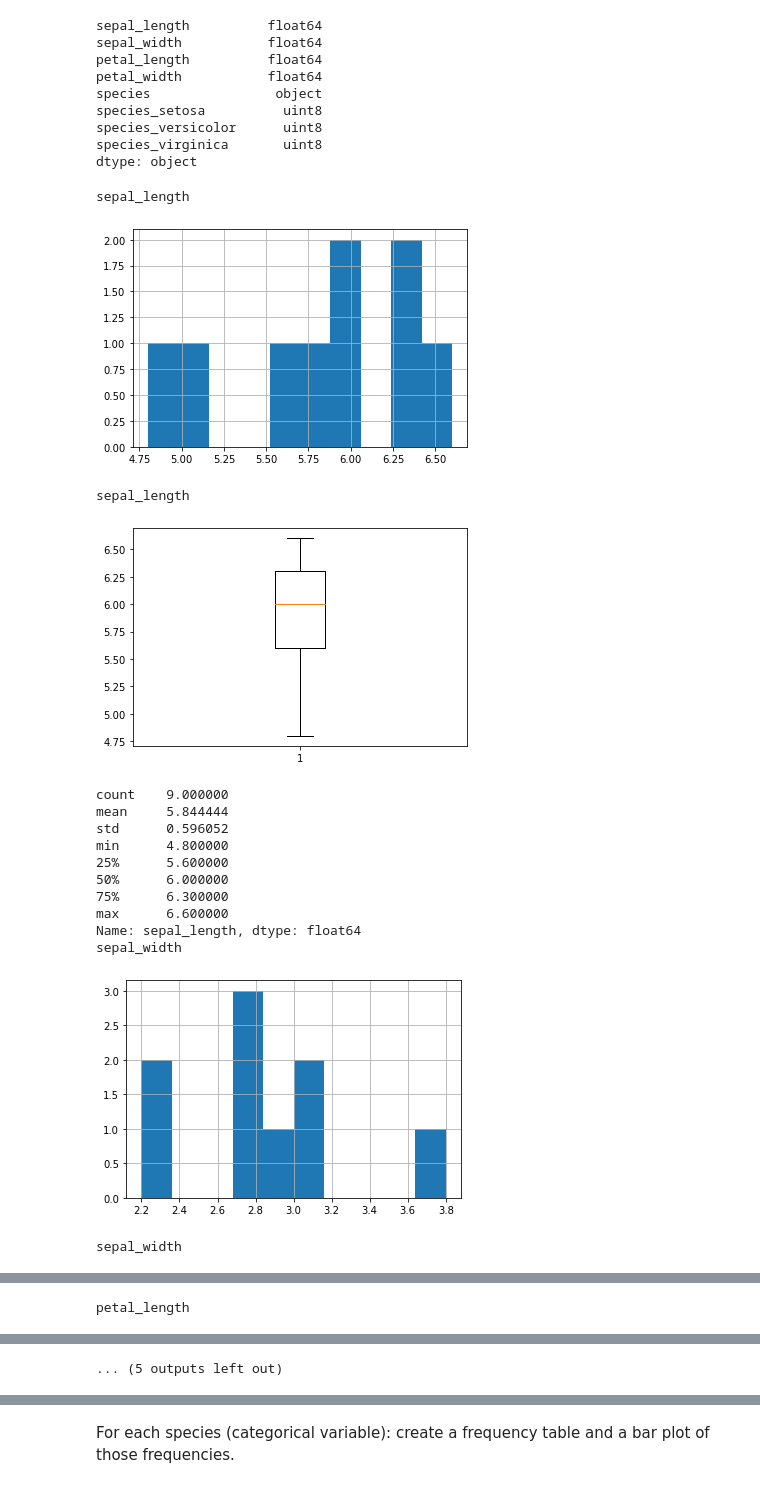
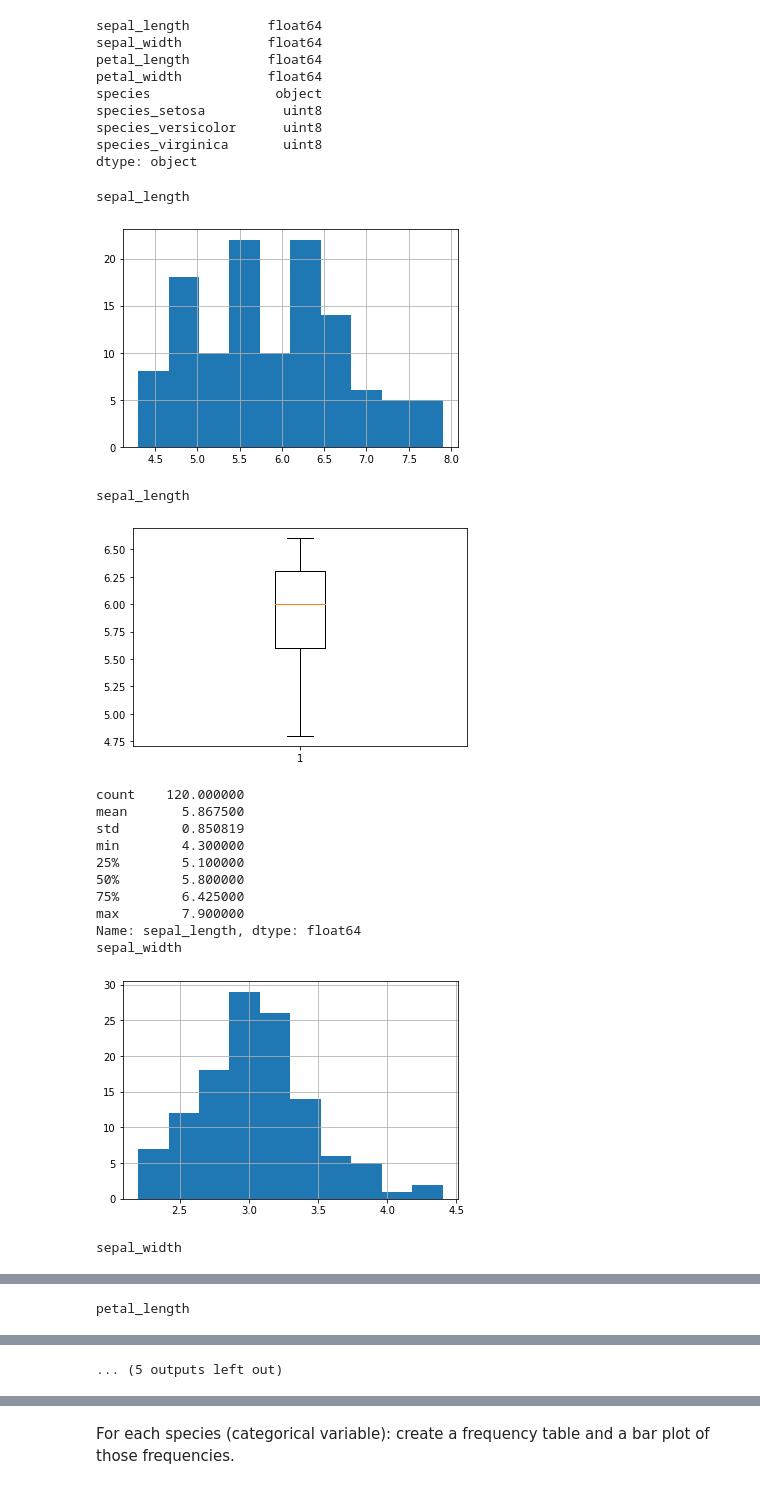
Before and after one commit to richie-p-meyer/classification-exercises, a Jupyter notebook: classification_exercises.ipynb, the cells around one changed output, grey strips where cells are left out. Drawn from its saved outputs; the diff is of its cells as text; code cells hidden in the pictures.

```diff
--- a/classification_exercises.ipynb
+++ b/classification_exercises.ipynb
@@ -270,31 +270,31 @@ species_versicolor      uint8
 species_virginica       uint8
 dtype: object
 # %%
-iris_numeric = test_iris.select_dtypes('float64').columns
+iris_numeric = train_iris.select_dtypes('float64').columns
 # %%
 for col in iris_numeric:
     print(col)
-    test_iris[col].hist()
+    train_iris[col].hist()
     plt.show()
     print(col)
     plt.boxplot(test_iris[col])
     plt.show()
-    print(test_iris[col].describe())
+    print(train_iris[col].describe())
 # %% [output]
 sepal_length
-[figure, old version]
+[figure, new version]
 sepal_length
 [figure]
-count    9.000000
-mean     5.844444
-std      0.596052
-min      4.800000
-25%      5.600000
-50%      6.000000
-75%      6.300000
-max      6.600000
+count    120.000000
+mean       5.867500
+std        0.850819
+min        4.300000
+25%        5.100000
+50%        5.800000
+75%        6.425000
+max        7.900000
 Name: sepal_length, dtype: float64
 sepal_width
-[figure, old version]
+[figure, new version]
 sepal_width
 [figure]
```
Also changed, not shown: parts of 73 cells of this notebook, 1 other file.
